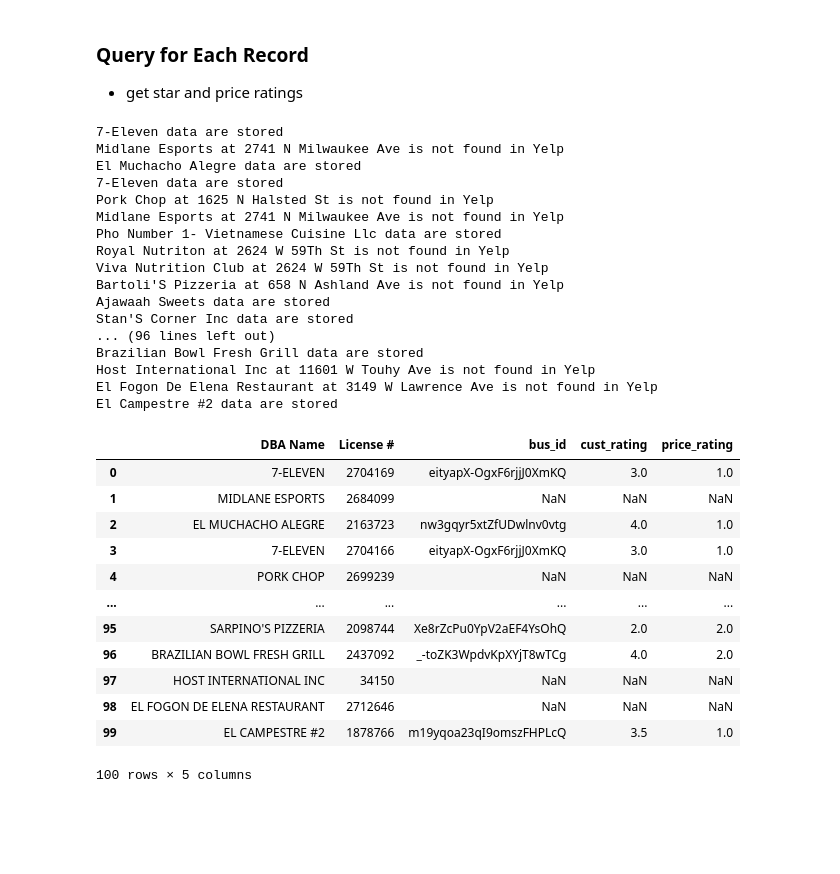
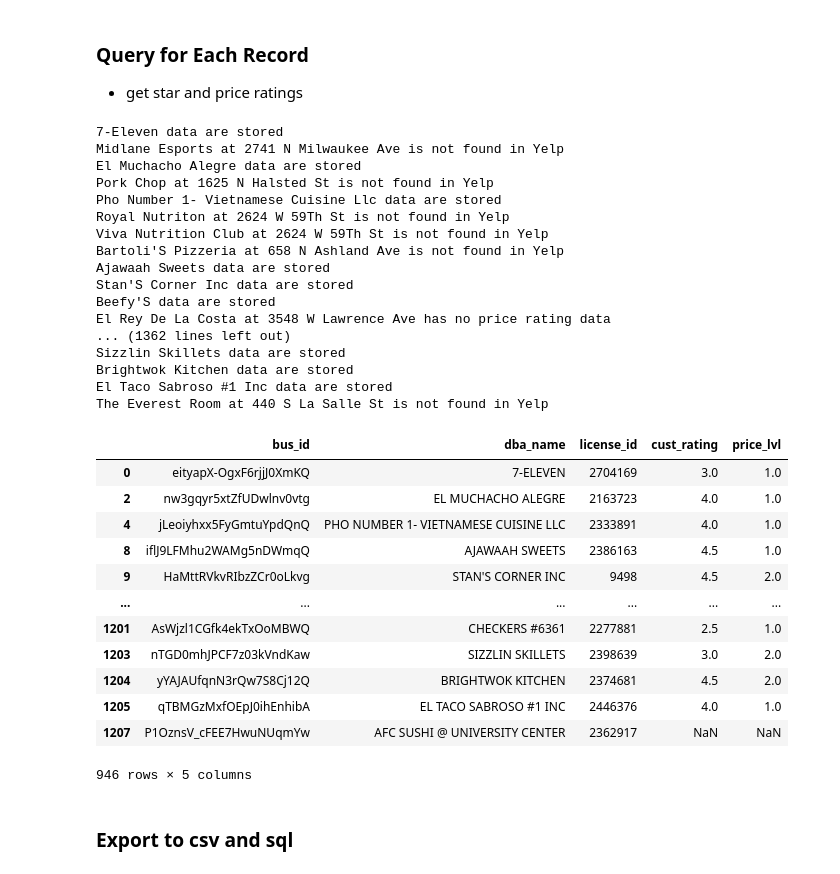
Before and after one commit to Lei-Gu/ETL-Project, a Jupyter notebook: Yelp/YelpQuery.ipynb, the cells around one changed output. Drawn from its saved outputs; the diff is of its cells as text; code cells hidden in the pictures; blank space fills up the shorter version.

```diff
--- a/Yelp/YelpQuery.ipynb
+++ b/Yelp/YelpQuery.ipynb
@@ -40,67 +59,71 @@ df
 for index, item in df.iterrows():
     # get Yelp business ID with business match query
     response = yelp_api.business_match_query(
-        name=item['DBA Name'].title(),
-        address1=item['Address'].title(),
-        city=item['City'].title(),
-        state=item['State'],
+        name=item['dba_name'].title(),
+        address1=item['address'].title(),
+        city=item['city'].title(),
+        state=item['state'],
         country='US'
     )
 
     try:
         bus_id = response['businesses'][0]['id']
         df.loc[index,'bus_id'] = bus_id
-    except IndexError:
-        print(f"{item['DBA Name'].title()} at {item['Address'].title()} is not found in Yelp")
+    except:
+        print(f"{item['dba_name'].title()} at {item['address'].title()} is not found in Yelp")
         # move on to next business
         continue
 
     # Use business id to get price and star ratings with business detail query
-    response = yelp_api.business_query(id=bus_id)
+    response2 = yelp_api.business_query(id=bus_id)
     try:
-        df.loc[index,'cust_rating'] = response['rating']
-    except (IndexError, KeyError):
-        print(f"{item['DBA Name'].title()} at {item['Address'].title()} has no customer rating")
+        df.loc[index,'cust_rating'] = response2['rating']
+    except:
+        print(f"{item['dba_name'].title()} at {item['address'].title()} has no customer rating")
 
     try:
-        df.loc[index,'price_rating'] = response['price'].count('$') # transform from $$ to count
-    except (IndexError, KeyError):
-        print(f"{item['DBA Name'].title()} at {item['Address'].title()} has no price rating data")
+        df.loc[index,'price_lvl'] = response2['price'].count('$') # transform from $$ to count
+    except:
+        print(f"{item['dba_name'].title()} at {item['address'].title()} has no price rating data")
 
-    print(f"{item['DBA Name'].title()} data are stored")
+    print(f"{item['dba_name'].title()} data are stored")
 # %% [output]
 7-Eleven data are stored
 Midlane Esports at 2741 N Milwaukee Ave is not found in Yelp
 El Muchacho Alegre data are stored
-7-Eleven data are stored
 Pork Chop at 1625 N Halsted St is not found in Yelp
-Midlane Esports at 2741 N Milwaukee Ave is not found in Yelp
 Pho Number 1- Vietnamese Cuisine Llc data are stored
 Royal Nutriton at 2624 W 59Th St is not found in Yelp
 Viva Nutrition Club at 2624 W 59Th St is not found in Yelp
 Bartoli'S Pizzeria at 658 N Ashland Ave is not found in Yelp
 Ajawaah Sweets data are stored
 Stan'S Corner Inc data are stored
-... (96 lines left out)
-Brazilian Bowl Fresh Grill data are stored
-Host International Inc at 11601 W Touhy Ave is not found in Yelp
-El Fogon De Elena Restaurant at 3149 W Lawrence Ave is not found in Yelp
-El Campestre #2 data are stored
+Beefy'S data are stored
+El Rey De La Costa at 3548 W Lawrence Ave has no price rating data
+... (1362 lines left out)
+Sizzlin Skillets data are stored
+Brightwok Kitchen data are stored
+El Taco Sabroso #1 Inc data are stored
+The Everest Room at 440 S La Salle St is not found in Yelp
-# %%
-df = df[['DBA Name', 'License #', 'bus_id', 'cust_rating', 'price_rating']]
-df
-# %% [output]
-|  | DBA Name | License # | bus_id | cust_rating | price_rating |
-| 0 | 7-ELEVEN | 2704169 | eityapX-OgxF6rjjJ0XmKQ | 3.0 | 1.0 |
-| 1 | MIDLANE ESPORTS | 2684099 | NaN | NaN | NaN |
-| 2 | EL MUCHACHO ALEGRE | 2163723 | nw3gqyr5xtZfUDwlnv0vtg | 4.0 | 1.0 |
-| 3 | 7-ELEVEN | 2704166 | eityapX-OgxF6rjjJ0XmKQ | 3.0 | 1.0 |
-| 4 | PORK CHOP | 2699239 | NaN | NaN | NaN |
-| ... | ... | ... | ... | ... | ... |
-| 95 | SARPINO'S PIZZERIA | 2098744 | Xe8rZcPu0YpV2aEF4YsOhQ | 2.0 | 2.0 |
-| 96 | BRAZILIAN BOWL FRESH GRILL | 2437092 | _-toZK3WpdvKpXYjT8wTCg | 4.0 | 2.0 |
-| 97 | HOST INTERNATIONAL INC | 34150 | NaN | NaN | NaN |
-| 98 | EL FOGON DE ELENA RESTAURANT | 2712646 | NaN | NaN | NaN |
-| 99 | EL CAMPESTRE #2 | 1878766 | m19yqoa23qI9omszFHPLcQ | 3.5 | 1.0 |
-100 rows × 5 columns
+# %%
+df2 = df.copy()[['bus_id', 'dba_name', 'license_id', 'cust_rating', 'price_lvl']]
+df2.dropna(subset=['bus_id'], inplace=True)
+# %%
+df2
+# %% [output]
+|  | bus_id | dba_name | license_id | cust_rating | price_lvl |
+| 0 | eityapX-OgxF6rjjJ0XmKQ | 7-ELEVEN | 2704169 | 3.0 | 1.0 |
+| 2 | nw3gqyr5xtZfUDwlnv0vtg | EL MUCHACHO ALEGRE | 2163723 | 4.0 | 1.0 |
+| 4 | jLeoiyhxx5FyGmtuYpdQnQ | PHO NUMBER 1- VIETNAMESE CUISINE LLC | 2333891 | 4.0 | 1.0 |
+| 8 | iflJ9LFMhu2WAMg5nDWmqQ | AJAWAAH SWEETS | 2386163 | 4.5 | 1.0 |
+| 9 | HaMttRVkvRIbzZCr0oLkvg | STAN'S CORNER INC | 9498 | 4.5 | 2.0 |
+| ... | ... | ... | ... | ... | ... |
+| 1201 | AsWjzl1CGfk4ekTxOoMBWQ | CHECKERS #6361 | 2277881 | 2.5 | 1.0 |
+| 1203 | nTGD0mhJPCF7z03kVndKaw | SIZZLIN SKILLETS | 2398639 | 3.0 | 2.0 |
+| 1204 | yYAJAUfqnN3rQw7S8Cj12Q | BRIGHTWOK KITCHEN | 2374681 | 4.5 | 2.0 |
+| 1205 | qTBMGzMxfOEpJ0ihEnhibA | EL TACO SABROSO #1 INC | 2446376 | 4.0 | 1.0 |
+| 1207 | P1OznsV_cFEE7HwuNUqmYw | AFC SUSHI @ UNIVERSITY CENTER | 2362917 | NaN | NaN |
+946 rows × 5 columns
+# %% [markdown]
+### Export to csv and sql
 # %%
```
Also changed, not shown: parts of 7 cells of this notebook, 2 other files.
